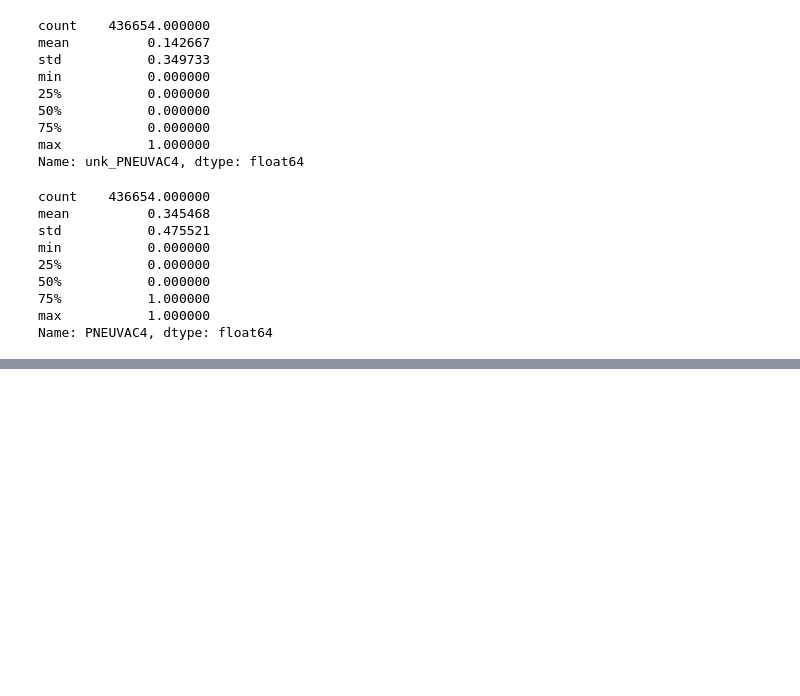
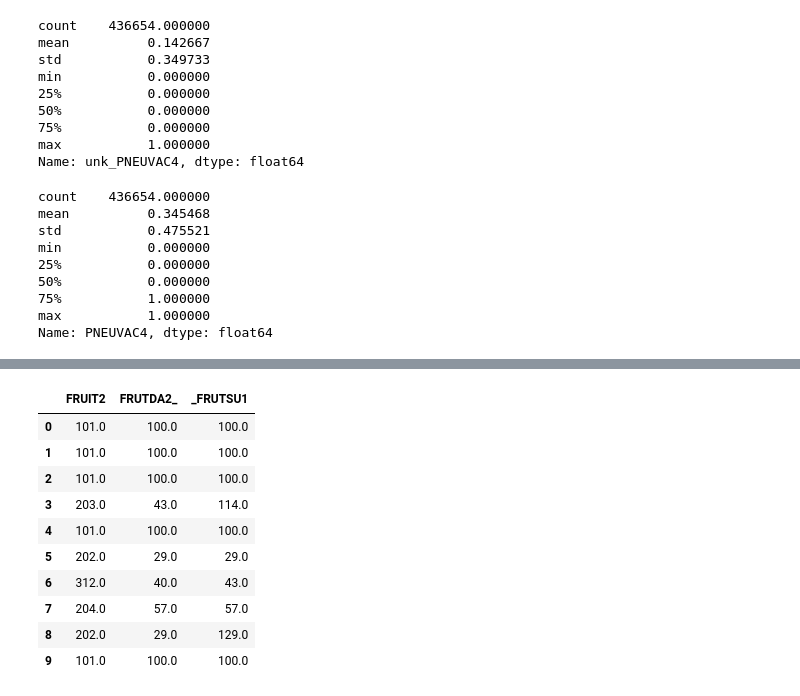
Before and after one commit to puhalskib/adv-p-health, a Jupyter notebook: data_clean.ipynb, the cells around one changed output, grey strips where cells are left out. Saved outputs shown, nothing was run; the diff lists cells and outputs as text; code cells hidden in the pictures; blank space fills up the shorter version.

```diff
--- a/data_clean.ipynb
+++ b/data_clean.ipynb
@@ -1476,0 +1324,7 @@ df['ALCDAY5'].describe()
+# %%
+df['unk_FRUIT2'] = df['FRUIT2']
+df['unk_FRUIT2'] = df['unk_FRUIT2'].replace(range(101,400),0)
+df['unk_FRUIT2'] = df['unk_FRUIT2'].replace(555,0)
+df['unk_FRUIT2'] = df['unk_FRUIT2'].replace([777,999],1)
+df['unk_FRUIT2'] = df['unk_FRUIT2'].fillna(1)
+df['unk_FRUIT2'].describe()
@@ -1476,0 +1355,14 @@ df['ALCDAY5'].describe()
+# %%
+df[['FRUIT2','FRUTDA2_','_FRUTSU1']].head(10)
+# %% [output]
+|  | FRUIT2 | FRUTDA2_ | _FRUTSU1 |
+| 0 | 101.0 | 100.0 | 100.0 |
+| 1 | 101.0 | 100.0 | 100.0 |
+| 2 | 101.0 | 100.0 | 100.0 |
+| 3 | 203.0 | 43.0 | 114.0 |
+| 4 | 101.0 | 100.0 | 100.0 |
+| 5 | 202.0 | 29.0 | 29.0 |
+| 6 | 312.0 | 40.0 | 43.0 |
+| 7 | 204.0 | 57.0 | 57.0 |
+| 8 | 202.0 | 29.0 | 129.0 |
+| 9 | 101.0 | 100.0 | 100.0 |
```
Also changed, not shown: parts of 36 cells of this notebook.
